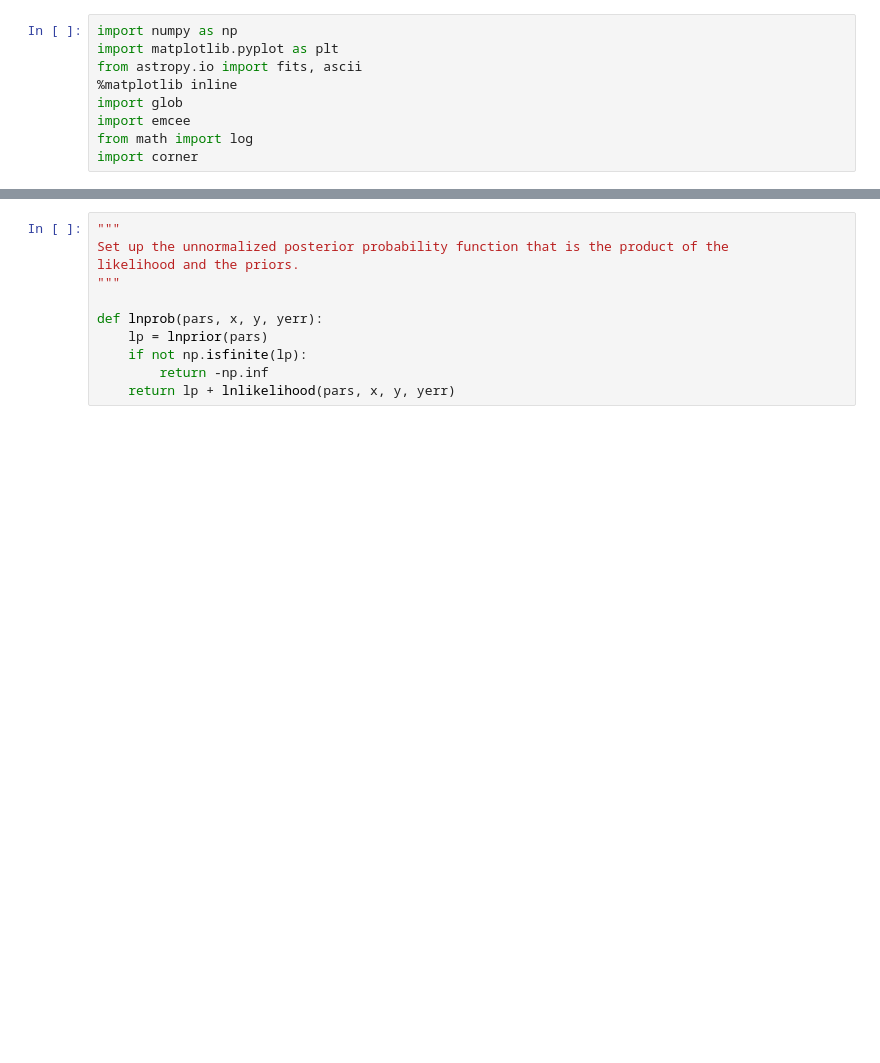
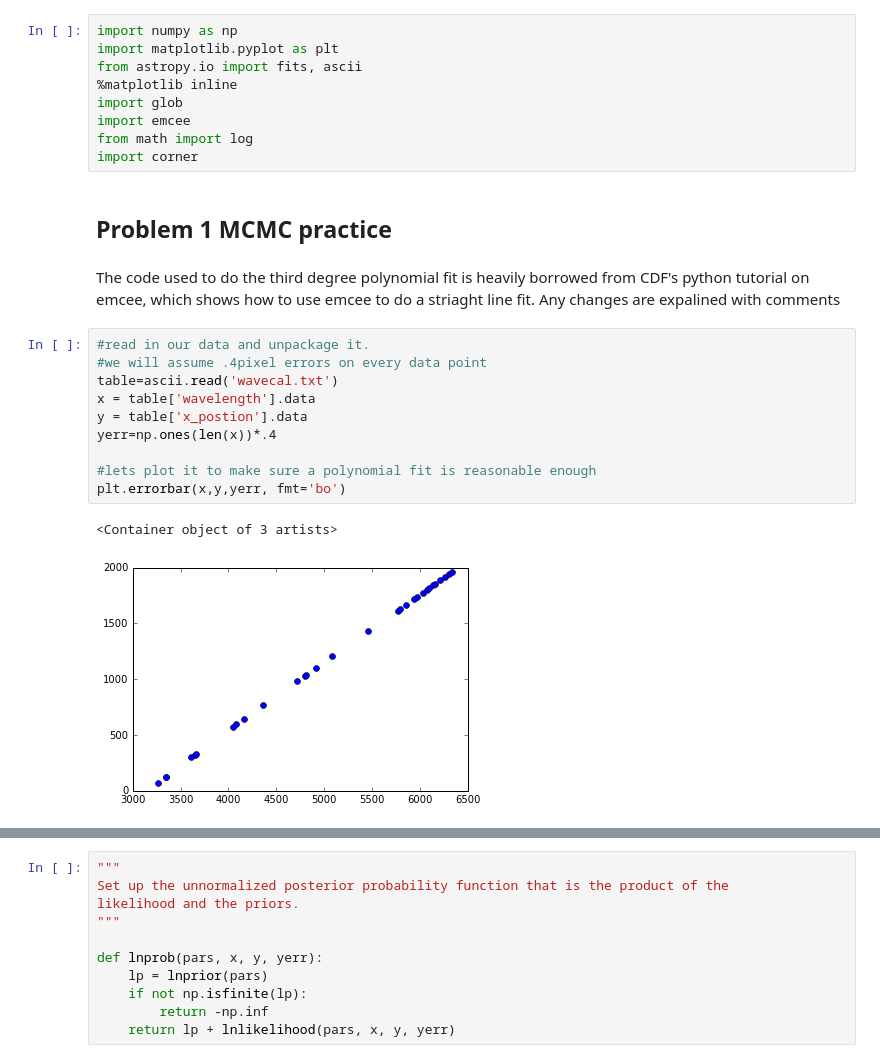
Before and after one commit to ih64/ast266_data_analysis, a Jupyter notebook: HW6/HW6.ipynb, the cells around one changed output, grey strips where cells are left out. Drawn from its saved outputs; the diff is of its cells as text; blank space fills up the shorter version.

```diff
--- a/HW6/HW6.ipynb
+++ b/HW6/HW6.ipynb
@@ -7,3 +7,20 @@ import glob
 import emcee
 from math import log
 import corner
+# %% [markdown]
+## Problem 1 MCMC practice
+# %% [markdown]
+The code used to do the third degree polynomial fit is heavily borrowed from CDF's python tutorial on emcee, which shows how to use emcee to do a striaght line fit. Any changes are expalined with comments
+# %%
+#read in our data and unpackage it.
+#we will assume .4pixel errors on every data point
+table=ascii.read('wavecal.txt')
+x = table['wavelength'].data
+y = table['x_postion'].data
+yerr=np.ones(len(x))*.4
+
+#lets plot it to make sure a polynomial fit is reasonable enough
+plt.errorbar(x,y,yerr, fmt='bo')
+# %% [output]
+<Container object of 3 artists>
+[figure, added]
```
Also changed, not shown: parts of 24 cells of this notebook.
